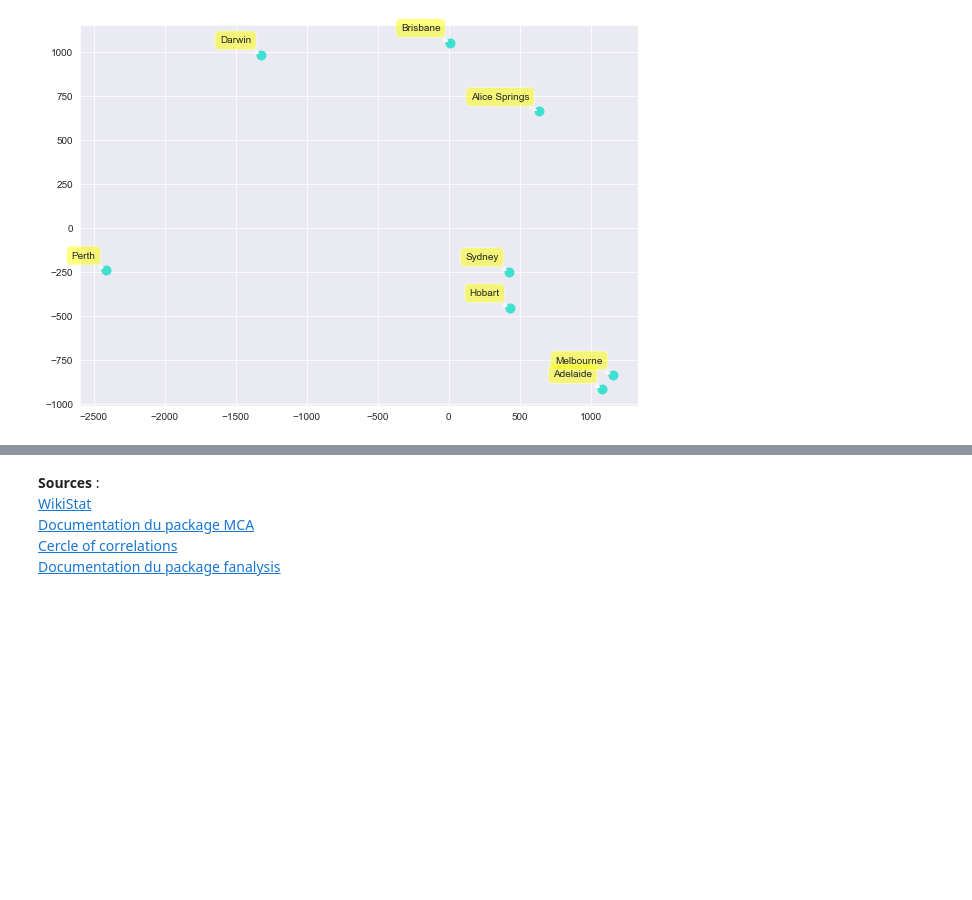
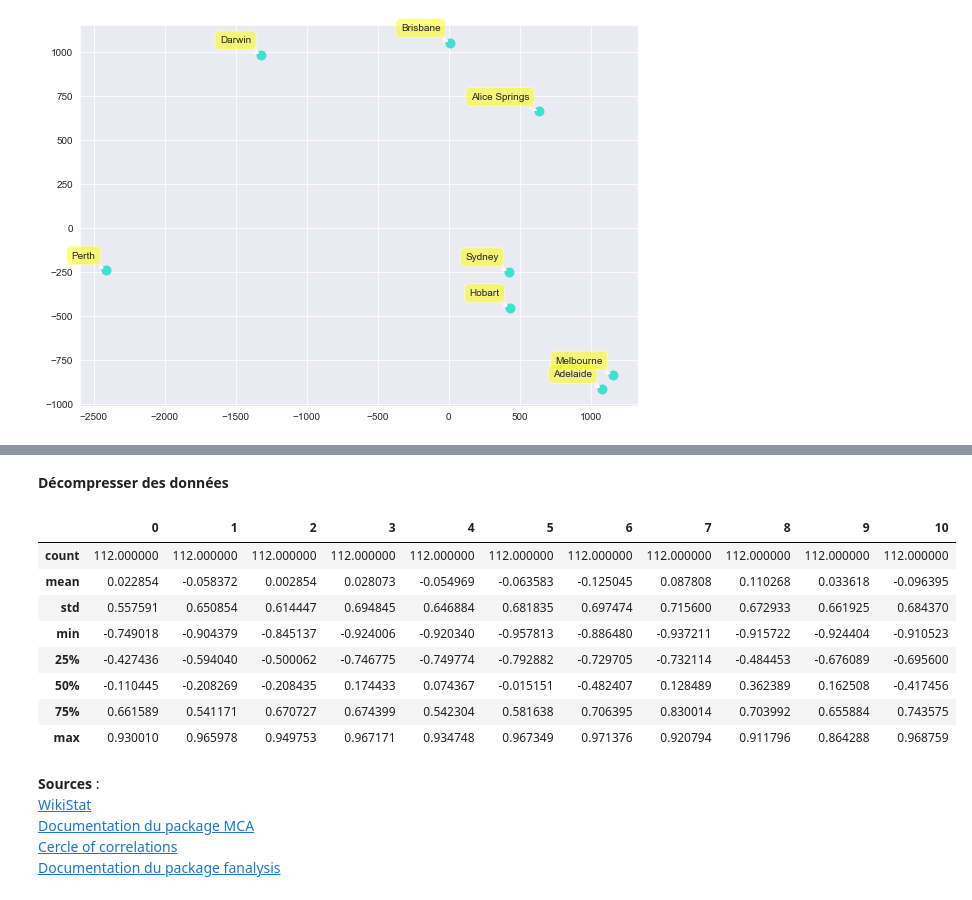
Before and after one commit to fayeab/python-data-science, a Jupyter notebook: tutoriels/python-analyse-statistique-multidimensionnelle.ipynb, the cells around one changed output, grey strips where cells are left out. Cells and saved outputs as stored; diff of their text form; code cells hidden in the pictures; blank space fills up the shorter version.

Commit message:
Ajout auto-encodeur

```diff
--- a/tutoriels/python-analyse-statistique-multidimensionnelle.ipynb
+++ b/tutoriels/python-analyse-statistique-multidimensionnelle.ipynb
@@ -495,0 +540,24 @@ plt.show()
+# %%
+# Création de l'encodeur
+input_encoder = layers.Input(shape=(n_variables,))
+encoded = layers.Dense(8, activation='tanh')(input_encoder)
+encoded = layers.Dense(4, activation='tanh')(encoded)
+encoder = keras.models.Model(input_encoder, encoded)
+
+# Création du décodeur
+input_decoder = layers.Input(shape=(4, ))
+decoded = layers.Dense(8, activation='tanh')(input_decoder)
+decoded = layers.Dense(n_variables, activation='tanh')(decoded)
+decoder = keras.models.Model(input_decoder, decoded)
+
+input_auto = layers.Input(shape=(n_variables,))
+encoded = encoder(input_auto)
+decoded = decoder(encoded)
+
+# Création de l'auto-encodeur
+autoencoder = keras.models.Model(input_auto, decoded)
+autoencoder.compile(optimizer='adam',
+                    loss='mean_squared_error',
+                    metrics=['mse'])
+
+autoencoder.summary()
@@ -495,0 +626,3 @@ plt.show()
+# %%
+data_comp = encoder.predict(data_x)
+pd.DataFrame(data_comp).describe()
@@ -496,3 +639,18 @@ plt.show()
+# %% [markdown]
+**Décompresser des données**
+# %%
+data_decomp = decoder.predict(data_comp)
+pd.DataFrame(data_decomp).describe()
+# %% [output]
+|  | 0 | 1 | 2 | 3 | 4 | 5 | 6 | 7 | 8 | 9 | 10 |
+| count | 112.000000 | 112.000000 | 112.000000 | 112.000000 | 112.000000 | 112.000000 | 112.000000 | 112.000000 | 112.000000 | 112.000000 | 112.000000 |
+| mean | 0.022854 | -0.058372 | 0.002854 | 0.028073 | -0.054969 | -0.063583 | -0.125045 | 0.087808 | 0.110268 | 0.033618 | -0.096395 |
+| std | 0.557591 | 0.650854 | 0.614447 | 0.694845 | 0.646884 | 0.681835 | 0.697474 | 0.715600 | 0.672933 | 0.661925 | 0.684370 |
+| min | -0.749018 | -0.904379 | -0.845137 | -0.924006 | -0.920340 | -0.957813 | -0.886480 | -0.937211 | -0.915722 | -0.924404 | -0.910523 |
+| 25% | -0.427436 | -0.594040 | -0.500062 | -0.746775 | -0.749774 | -0.792882 | -0.729705 | -0.732114 | -0.484453 | -0.676089 | -0.695600 |
+| 50% | -0.110445 | -0.208269 | -0.208435 | 0.174433 | 0.074367 | -0.015151 | -0.482407 | 0.128489 | 0.362389 | 0.162508 | -0.417456 |
+| 75% | 0.661589 | 0.541171 | 0.670727 | 0.674399 | 0.542304 | 0.581638 | 0.706395 | 0.830014 | 0.703992 | 0.655884 | 0.743575 |
+| max | 0.930010 | 0.965978 | 0.949753 | 0.967171 | 0.934748 | 0.967349 | 0.971376 | 0.920794 | 0.911796 | 0.864288 | 0.968759 |
 # %% [markdown]
 **Sources** :
 [WikiStat](https://github.com/wikistat)
```
Also changed, not shown: parts of 12 cells of this notebook.
